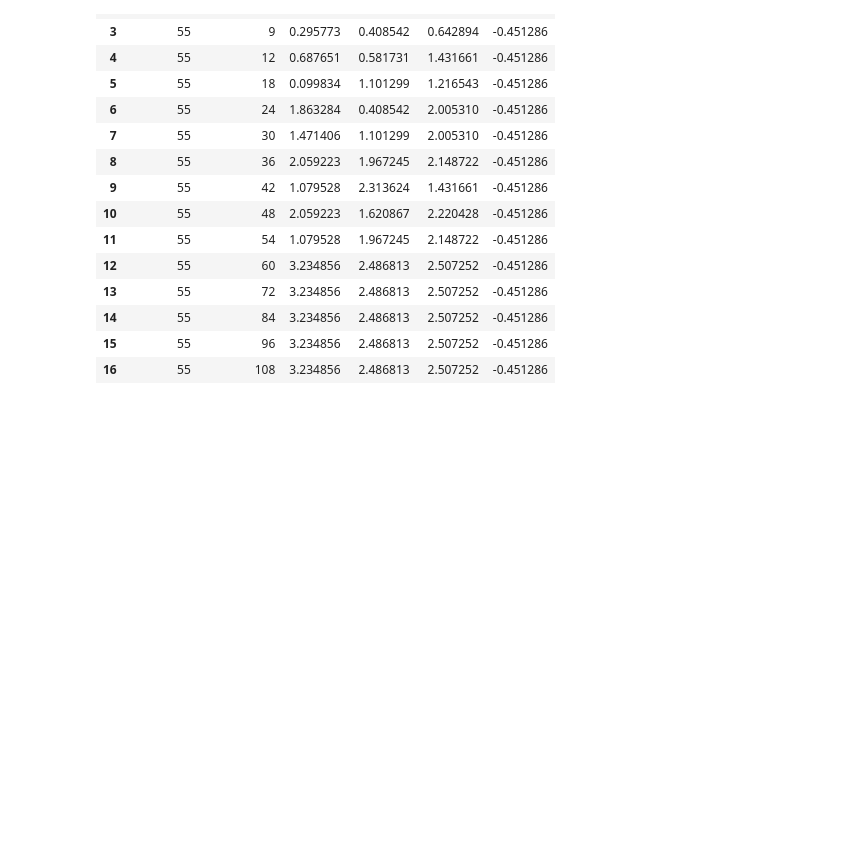
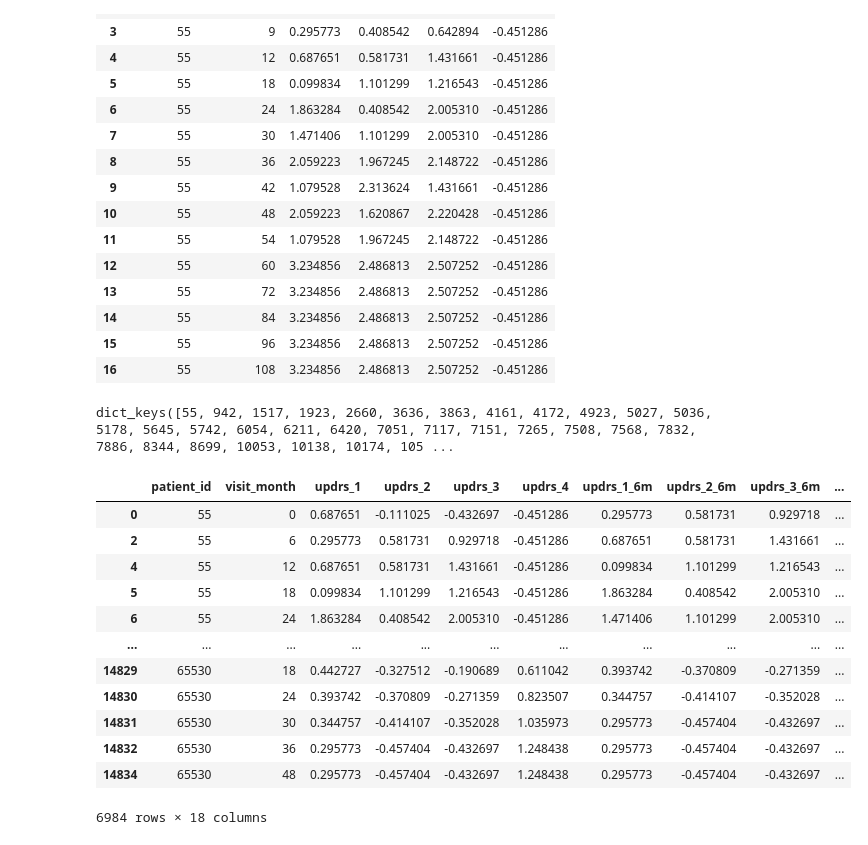
Before and after one commit to Nolasaurus/kaggle-amp-parkinsons, a Jupyter notebook: predict_future_UPDRS.ipynb, the cells around one changed output. Cells and saved outputs as stored; diff of their text form; code cells hidden in the pictures; blank space fills up the shorter version.

```diff
--- a/predict_future_UPDRS.ipynb
+++ b/predict_future_UPDRS.ipynb
@@ -53,3 +53,7 @@ patient_data[55]
 | 16 | 55 | 108 | 3.234856 | 2.486813 | 2.507252 | -0.451286 |
 # %%
 ## TODO create and train model
+# %%
+patient_data.keys()
+# %% [output]
+dict_keys([55, 942, 1517, 1923, 2660, 3636, 3863, 4161, 4172, 4923, 5027, 5036, 5178, 5645, 5742, 6054, 6211, 6420, 7051, 7117, 7151, 7265, 7508, 7568, 7832, 7886, 8344, 8699, 10053, 10138, 10174, 105 ...
@@ -55,0 +107,17 @@ patient_data[55]
+# %%
+preprocessed_data = preprocessed_data.dropna()
+preprocessed_data
+# %% [output]
+|  | patient_id | visit_month | updrs_1 | updrs_2 | updrs_3 | updrs_4 | updrs_1_6m | updrs_2_6m | updrs_3_6m | ... |
+| 0 | 55 | 0 | 0.687651 | -0.111025 | -0.432697 | -0.451286 | 0.295773 | 0.581731 | 0.929718 | ... |
+| 2 | 55 | 6 | 0.295773 | 0.581731 | 0.929718 | -0.451286 | 0.687651 | 0.581731 | 1.431661 | ... |
+| 4 | 55 | 12 | 0.687651 | 0.581731 | 1.431661 | -0.451286 | 0.099834 | 1.101299 | 1.216543 | ... |
+| 5 | 55 | 18 | 0.099834 | 1.101299 | 1.216543 | -0.451286 | 1.863284 | 0.408542 | 2.005310 | ... |
+| 6 | 55 | 24 | 1.863284 | 0.408542 | 2.005310 | -0.451286 | 1.471406 | 1.101299 | 2.005310 | ... |
+| ... | ... | ... | ... | ... | ... | ... | ... | ... | ... | ... |
+| 14829 | 65530 | 18 | 0.442727 | -0.327512 | -0.190689 | 0.611042 | 0.393742 | -0.370809 | -0.271359 | ... |
+| 14830 | 65530 | 24 | 0.393742 | -0.370809 | -0.271359 | 0.823507 | 0.344757 | -0.414107 | -0.352028 | ... |
+| 14831 | 65530 | 30 | 0.344757 | -0.414107 | -0.352028 | 1.035973 | 0.295773 | -0.457404 | -0.432697 | ... |
+| 14832 | 65530 | 36 | 0.295773 | -0.457404 | -0.432697 | 1.248438 | 0.295773 | -0.457404 | -0.432697 | ... |
+| 14834 | 65530 | 48 | 0.295773 | -0.457404 | -0.432697 | 1.248438 | 0.295773 | -0.457404 | -0.432697 | ... |
+6984 rows × 18 columns
```
Also changed, not shown: parts of 24 cells of this notebook, 31 other files.
